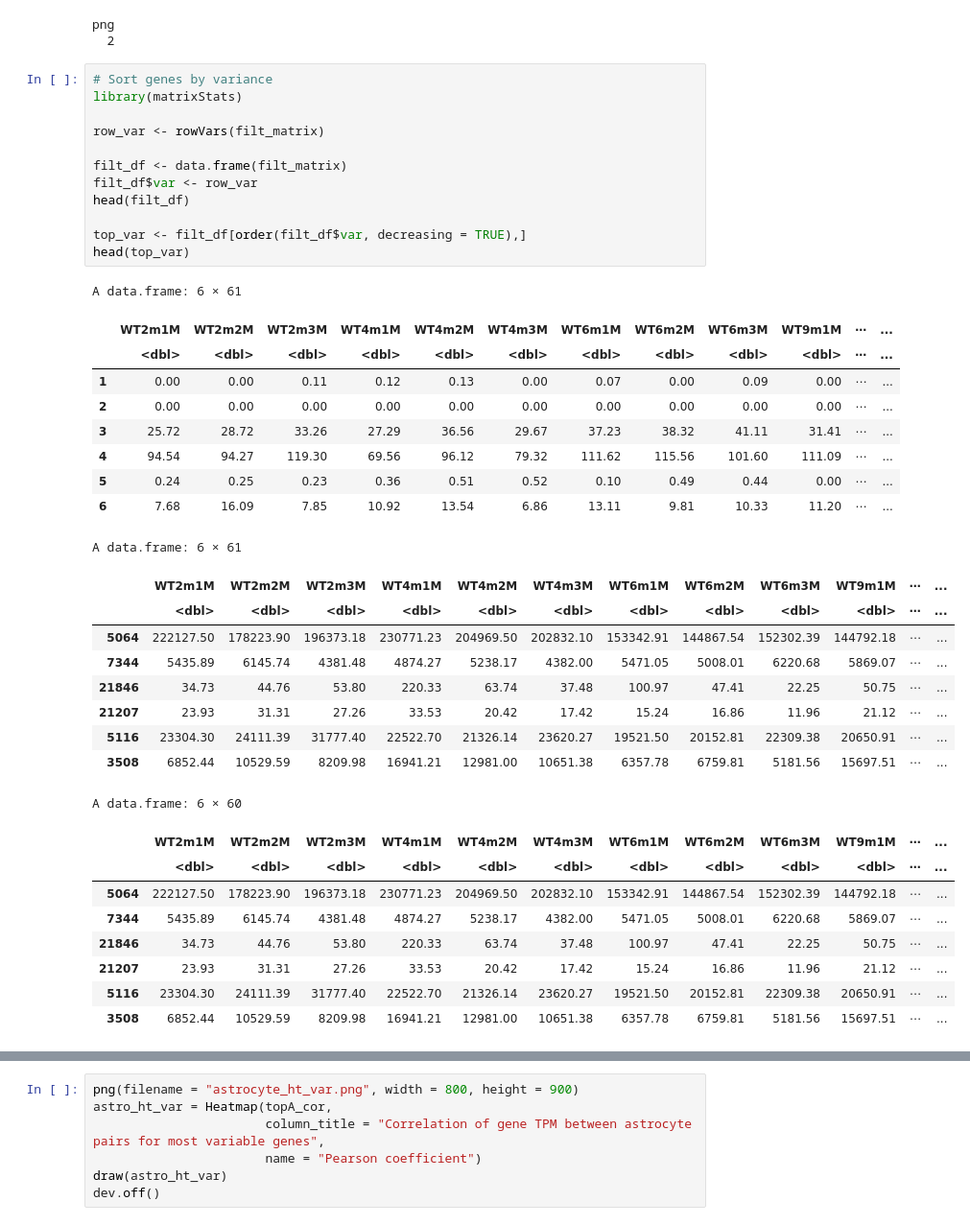
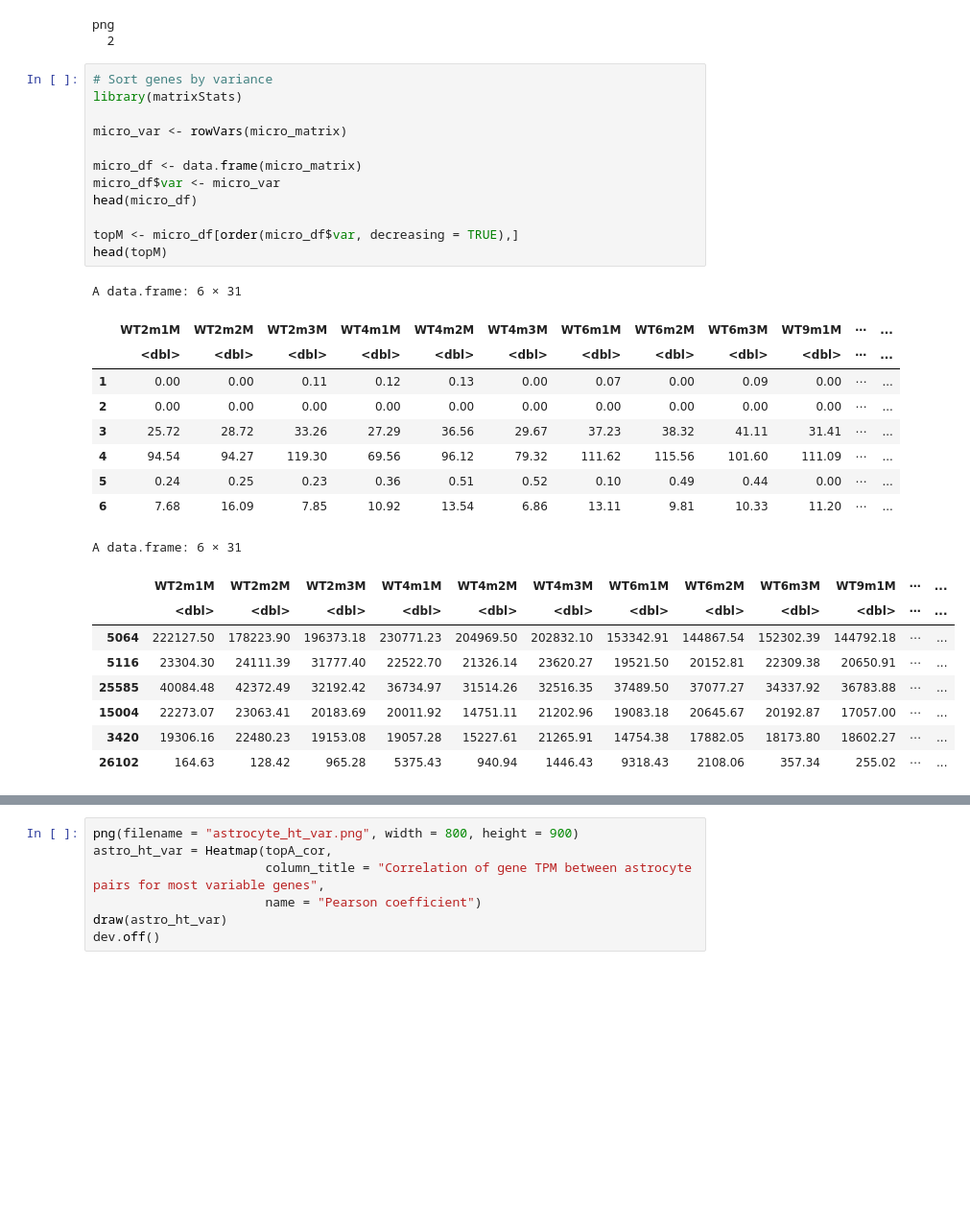
Before and after one commit to rogadde/rnaseq-analysis, a Jupyter notebook: results/correlation.ipynb, the cells around one changed output, grey strips where cells are left out. Shown at 96% size. Saved outputs shown, nothing was run; the diff lists cells and outputs as text; blank space fills up the shorter version.

```diff
--- a/results/correlation.ipynb
+++ b/results/correlation.ipynb
@@ -96,41 +96,32 @@ png
 # %%
 # Sort genes by variance
 library(matrixStats)
 
-row_var <- rowVars(filt_matrix)
+micro_var <- rowVars(micro_matrix)
 
-filt_df <- data.frame(filt_matrix)
-filt_df$var <- row_var
-head(filt_df)
+micro_df <- data.frame(micro_matrix)
+micro_df$var <- micro_var
+head(micro_df)
 
-top_var <- filt_df[order(filt_df$var, decreasing = TRUE),]
-head(top_var)
+topM <- micro_df[order(micro_df$var, decreasing = TRUE),]
+head(topM)
 # %% [output]
-A data.frame: 6 × 61
+A data.frame: 6 × 31
 |  | WT2m1M | WT2m2M | WT2m3M | WT4m1M | WT4m2M | WT4m3M | WT6m1M | WT6m2M | WT6m3M | WT9m1M | ⋯ | ... |
 |  | <dbl> | <dbl> | <dbl> | <dbl> | <dbl> | <dbl> | <dbl> | <dbl> | <dbl> | <dbl> | ⋯ | ... |
 | 1 | 0.00 | 0.00 | 0.11 | 0.12 | 0.13 | 0.00 | 0.07 | 0.00 | 0.09 | 0.00 | ⋯ | ... |
 | 2 | 0.00 | 0.00 | 0.00 | 0.00 | 0.00 | 0.00 | 0.00 | 0.00 | 0.00 | 0.00 | ⋯ | ... |
 | 3 | 25.72 | 28.72 | 33.26 | 27.29 | 36.56 | 29.67 | 37.23 | 38.32 | 41.11 | 31.41 | ⋯ | ... |
 | 4 | 94.54 | 94.27 | 119.30 | 69.56 | 96.12 | 79.32 | 111.62 | 115.56 | 101.60 | 111.09 | ⋯ | ... |
 | 5 | 0.24 | 0.25 | 0.23 | 0.36 | 0.51 | 0.52 | 0.10 | 0.49 | 0.44 | 0.00 | ⋯ | ... |
 | 6 | 7.68 | 16.09 | 7.85 | 10.92 | 13.54 | 6.86 | 13.11 | 9.81 | 10.33 | 11.20 | ⋯ | ... |
-A data.frame: 6 × 61
+A data.frame: 6 × 31
 |  | WT2m1M | WT2m2M | WT2m3M | WT4m1M | WT4m2M | WT4m3M | WT6m1M | WT6m2M | WT6m3M | WT9m1M | ⋯ | ... |
 |  | <dbl> | <dbl> | <dbl> | <dbl> | <dbl> | <dbl> | <dbl> | <dbl> | <dbl> | <dbl> | ⋯ | ... |
 | 5064 | 222127.50 | 178223.90 | 196373.18 | 230771.23 | 204969.50 | 202832.10 | 153342.91 | 144867.54 | 152302.39 | 144792.18 | ⋯ | ... |
-| 7344 | 5435.89 | 6145.74 | 4381.48 | 4874.27 | 5238.17 | 4382.00 | 5471.05 | 5008.01 | 6220.68 | 5869.07 | ⋯ | ... |
-| 21846 | 34.73 | 44.76 | 53.80 | 220.33 | 63.74 | 37.48 | 100.97 | 47.41 | 22.25 | 50.75 | ⋯ | ... |
-| 21207 | 23.93 | 31.31 | 27.26 | 33.53 | 20.42 | 17.42 | 15.24 | 16.86 | 11.96 | 21.12 | ⋯ | ... |
 | 5116 | 23304.30 | 24111.39 | 31777.40 | 22522.70 | 21326.14 | 23620.27 | 19521.50 | 20152.81 | 22309.38 | 20650.91 | ⋯ | ... |
-| 3508 | 6852.44 | 10529.59 | 8209.98 | 16941.21 | 12981.00 | 10651.38 | 6357.78 | 6759.81 | 5181.56 | 15697.51 | ⋯ | ... |
+| 25585 | 40084.48 | 42372.49 | 32192.42 | 36734.97 | 31514.26 | 32516.35 | 37489.50 | 37077.27 | 34337.92 | 36783.88 | ⋯ | ... |
+| 15004 | 22273.07 | 23063.41 | 20183.69 | 20011.92 | 14751.11 | 21202.96 | 19083.18 | 20645.67 | 20192.87 | 17057.00 | ⋯ | ... |
+| 3420 | 19306.16 | 22480.23 | 19153.08 | 19057.28 | 15227.61 | 21265.91 | 14754.38 | 17882.05 | 18173.80 | 18602.27 | ⋯ | ... |
+| 26102 | 164.63 | 128.42 | 965.28 | 5375.43 | 940.94 | 1446.43 | 9318.43 | 2108.06 | 357.34 | 255.02 | ⋯ | ... |
-A data.frame: 6 × 60
-|  | WT2m1M | WT2m2M | WT2m3M | WT4m1M | WT4m2M | WT4m3M | WT6m1M | WT6m2M | WT6m3M | WT9m1M | ⋯ | ... |
-|  | <dbl> | <dbl> | <dbl> | <dbl> | <dbl> | <dbl> | <dbl> | <dbl> | <dbl> | <dbl> | ⋯ | ... |
-| 5064 | 222127.50 | 178223.90 | 196373.18 | 230771.23 | 204969.50 | 202832.10 | 153342.91 | 144867.54 | 152302.39 | 144792.18 | ⋯ | ... |
-| 7344 | 5435.89 | 6145.74 | 4381.48 | 4874.27 | 5238.17 | 4382.00 | 5471.05 | 5008.01 | 6220.68 | 5869.07 | ⋯ | ... |
-| 21846 | 34.73 | 44.76 | 53.80 | 220.33 | 63.74 | 37.48 | 100.97 | 47.41 | 22.25 | 50.75 | ⋯ | ... |
-| 21207 | 23.93 | 31.31 | 27.26 | 33.53 | 20.42 | 17.42 | 15.24 | 16.86 | 11.96 | 21.12 | ⋯ | ... |
-| 5116 | 23304.30 | 24111.39 | 31777.40 | 22522.70 | 21326.14 | 23620.27 | 19521.50 | 20152.81 | 22309.38 | 20650.91 | ⋯ | ... |
-| 3508 | 6852.44 | 10529.59 | 8209.98 | 16941.21 | 12981.00 | 10651.38 | 6357.78 | 6759.81 | 5181.56 | 15697.51 | ⋯ | ... |
 # %%
```
Also changed, not shown: parts of 6 cells of this notebook, 2 other files.
